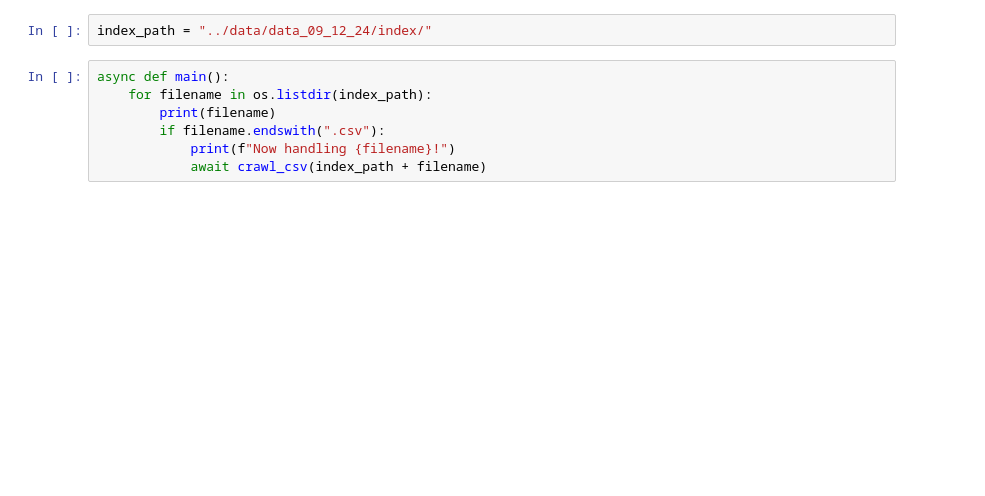
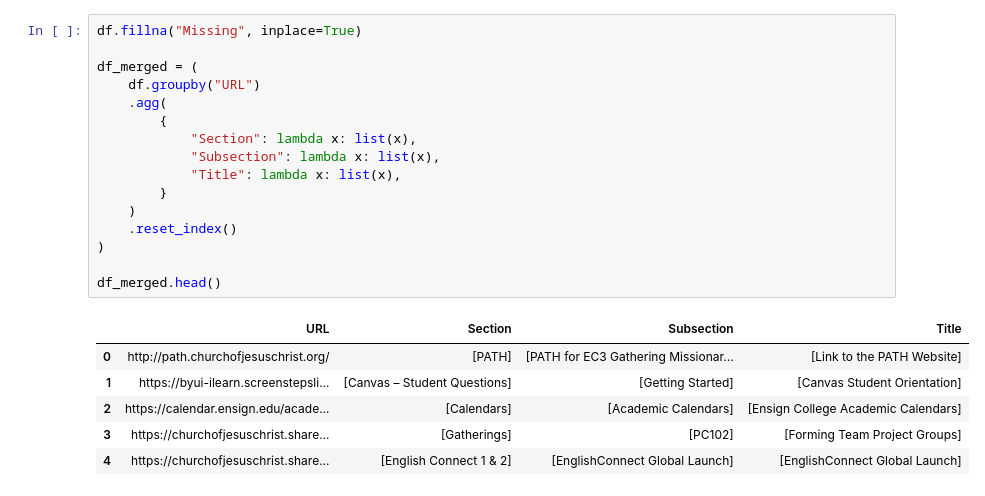
Before and after one commit to DallanQ/pathway-indexer, a Jupyter notebook: notebooks/crawl_urls.ipynb, the cells around one changed output. Cells and saved outputs as stored; diff of their text form; blank space fills up the shorter version.

```diff
--- a/notebooks/crawl_urls.ipynb
+++ b/notebooks/crawl_urls.ipynb
@@ -205,9 +236,23 @@ async def crawl_csv(input_file, output_file="../data/data_09_12_24/output_data.c
-# %%
-index_path = "../data/data_09_12_24/index/"
-# %%
-async def main():
-    for filename in os.listdir(index_path):
-        print(filename)
-        if filename.endswith(".csv"):
-            print(f"Now handling {filename}!")
-            await crawl_csv(index_path + filename)
+# %%
+df.fillna("Missing", inplace=True)
+
+df_merged = (
+    df.groupby("URL")
+    .agg(
+        {
+            "Section": lambda x: list(x),
+            "Subsection": lambda x: list(x),
+            "Title": lambda x: list(x),
+        }
+    )
+    .reset_index()
+)
+
+df_merged.head()
+# %% [output]
+|  | URL | Section | Subsection | Title |
+| 0 | http://path.churchofjesuschrist.org/ | [PATH] | [PATH for EC3 Gathering Missionar... | [Link to the PATH Website] |
+| 1 | https://byui-ilearn.screenstepsli... | [Canvas – Student Questions] | [Getting Started] | [Canvas Student Orientation] |
+| 2 | https://calendar.ensign.edu/acade... | [Calendars] | [Academic Calendars] | [Ensign College Academic Calendars] |
+| 3 | https://churchofjesuschrist.share... | [Gatherings] | [PC102] | [Forming Team Project Groups] |
+| 4 | https://churchofjesuschrist.share... | [English Connect 1 & 2] | [EnglishConnect Global Launch] | [EnglishConnect Global Launch] |
```
Also changed, not shown: parts of 35 cells of this notebook, 5 other files.
